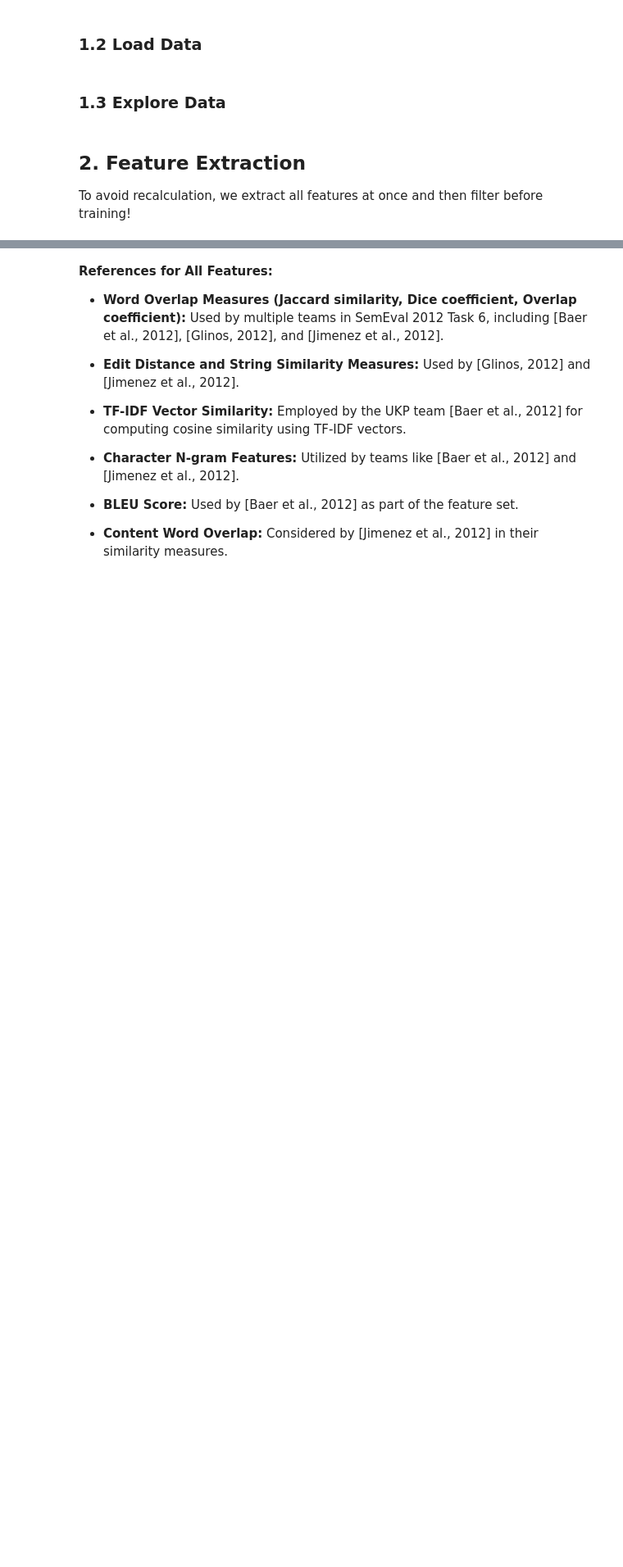
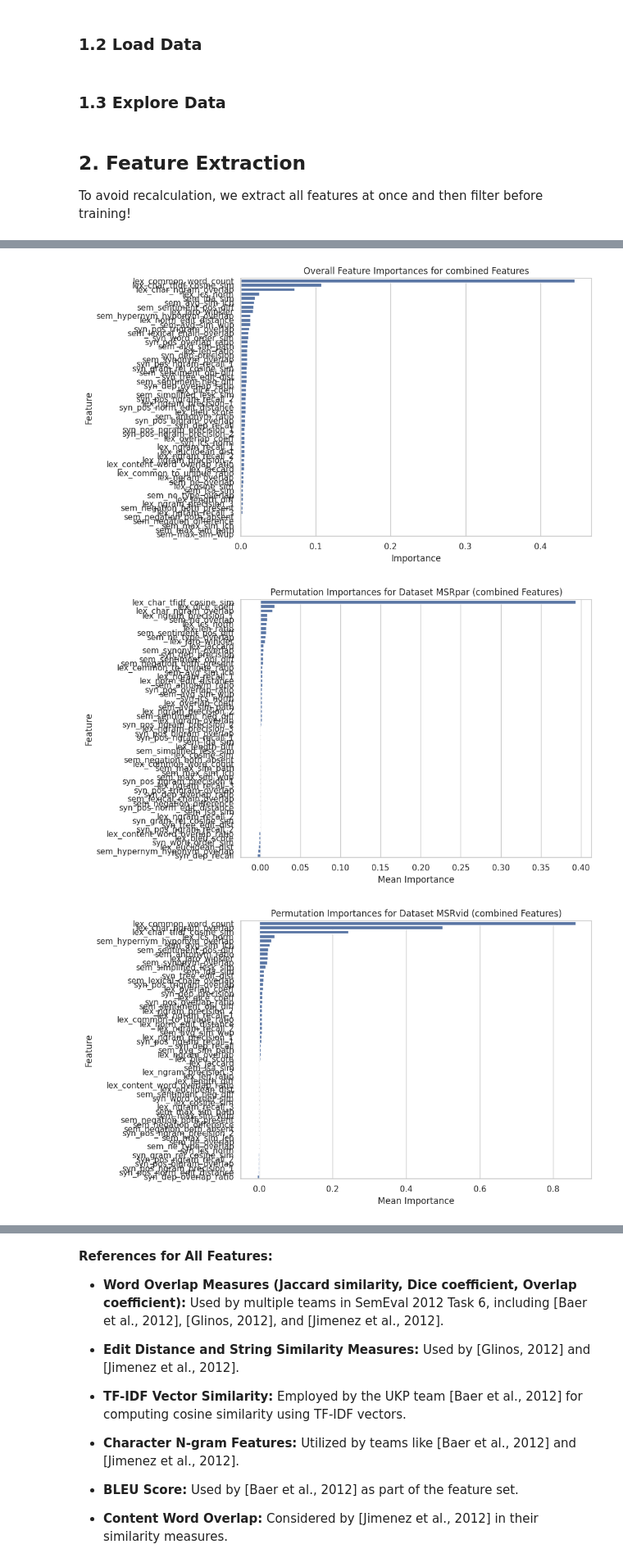
Before and after one commit to oriolmirolf/MAI-IHLT, a Jupyter notebook: project/main.ipynb, the cells around one changed output, grey strips where cells are left out. Shown at 82% size. Drawn from its saved outputs; the diff is of its cells as text; code cells hidden in the pictures; blank space fills up the shorter version.

```diff
--- a/project/main.ipynb
+++ b/project/main.ipynb
@@ -191,0 +106,6 @@ We train the XGBoost model using different feature sets and evaluate them using
+# %%
+extractor = FeatureExtractor()
+# %%
+train_df  = extractor.extract_features_parallel(train_data)
+# %%
+test_df = extractor.extract_features_parallel(test_data)
@@ -252,14 +160,0 @@ len(feature_columns)
-# %%
-# Exclude target variable 'score'
-feature_columns = [col for col in train_df.columns if col != 'score']
-
-X_train_combined = train_df[feature_columns]
-X_test_combined = test_df[feature_columns]
-
-# Train model
-combined_model = train_xgboost(X_train_combined, y_train)
-
-# Predict and evaluate
-y_pred_combined = combined_model.predict(X_test_combined)
-combined_correlation = evaluate_model(y_test, y_pred_combined)
-print(f"Pearson Correlation (Combined Features): {combined_correlation:.4f}")
@@ -471,0 +161,46 @@ print(results_df)
+# %%
+# Plot overall feature importances
+from sklearn.inspection import permutation_importance
+
+import matplotlib.pyplot as plt
+import seaborn as sns
+sns.set(style='whitegrid')
+
+plt.figure(figsize=(10, 6))
+sns.barplot(x=feature_importances.values, y=feature_importances.index)
+plt.title(f"Overall Feature Importances for {feature_set_name} Features")
+plt.xlabel('Importance')
+plt.ylabel('Feature')
+plt.tight_layout()
+plt.show()
+
+# Feature importance per dataset in test data
+datasets = test_predictions_df['dataset'].unique()
+for dataset in datasets:
+    df_dataset = test_predictions_df[test_predictions_df['dataset'] == dataset]
+    X = df_dataset[feature_columns]
+    y = df_dataset['score']
+
+    # Compute permutation importances
+    result = permutation_importance(
+        model, X, y,
+        scoring='neg_mean_squared_error',
+        n_repeats=10,
+        random_state=42
+    )
+
+    perm_importances = pd.Series(result.importances_mean, index=feature_columns)
+    perm_importances = perm_importances.sort_values(ascending=False)
+
+    # Plot permutation importances
+    plt.figure(figsize=(10, 6))
+    sns.barplot(x=perm_importances.values, y=perm_importances.index)
+    plt.title(f"Permutation Importances for Dataset {dataset} ({feature_set_name} Features)")
+    plt.xlabel('Mean Importance')
+    plt.ylabel('Feature')
+    plt.tight_layout()
+    plt.show()
+# %% [output]
+[figure, added]
+[figure, added]
+[figure, added]
```
Also changed, not shown: parts of 38 cells of this notebook, 9 other files.
